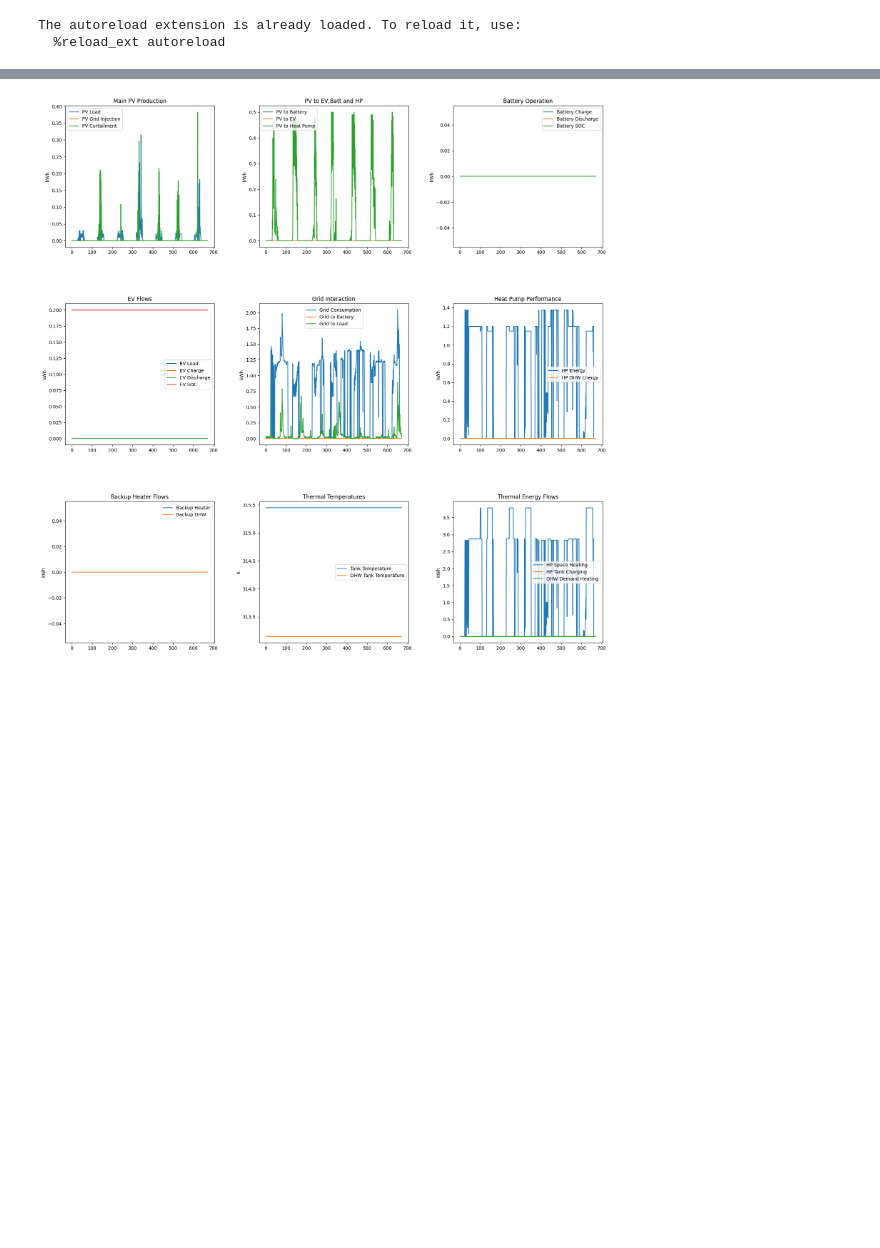
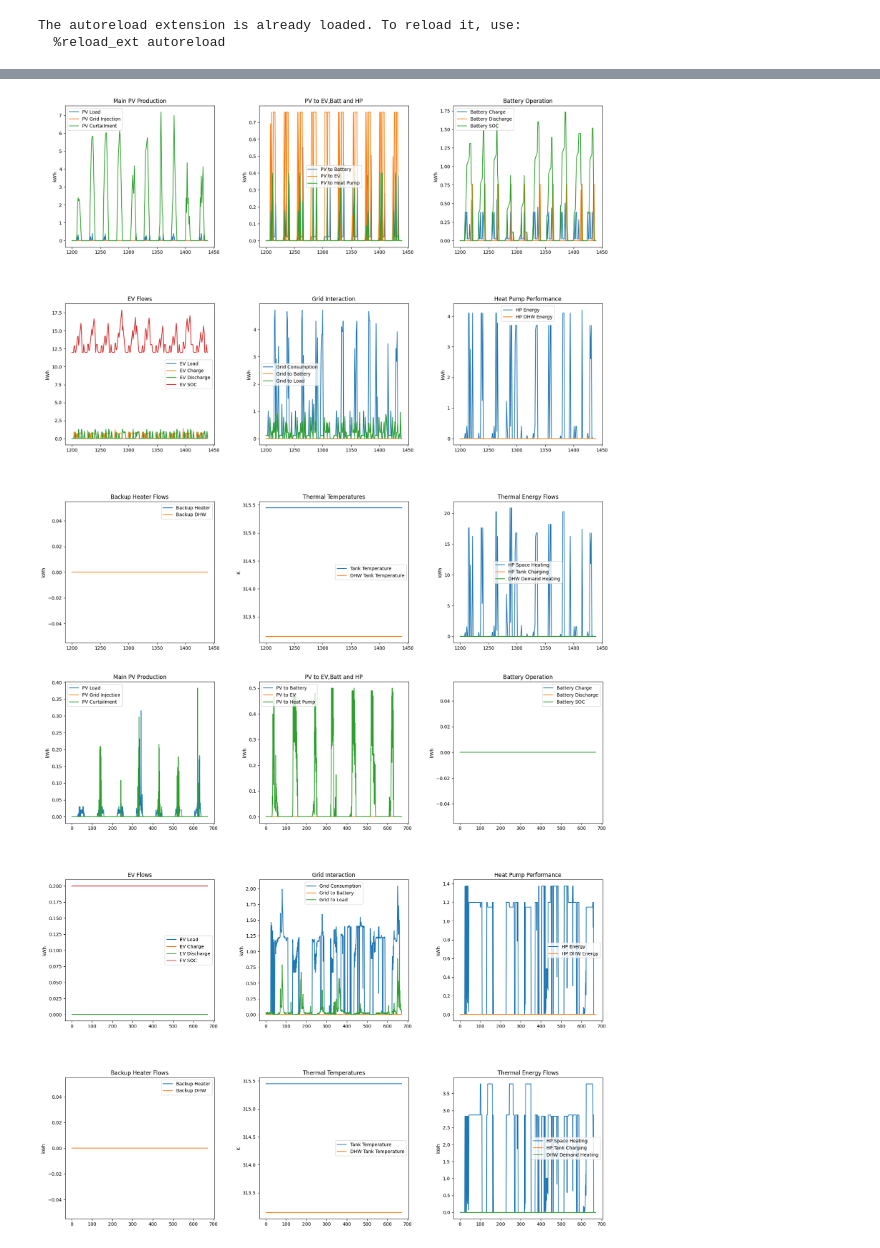
Before and after one commit to alefunxo/BASOPRA_OpenBEERS, a Jupyter notebook: Core/Tests_results.ipynb, the cells around one changed output, grey strips where cells are left out. Drawn from its saved outputs; the diff is of its cells as text; code cells hidden in the pictures; blank space fills up the shorter version.

```diff
--- a/Core/Tests_results.ipynb
+++ b/Core/Tests_results.ipynb
@@ -94,4 +211,4 @@ def plot_df(df):
 
     plt.show()
 # %%
-df=pd.read_csv('../Output/df_Low119187_284984_NMC_0100_7_0100_SFH15.csv')
+df=pd.read_csv('../Output/df_26930(Building-902138-CH895237183088)_NMC_0100_17_1100_SFH100.csv')
@@ -102,3 +225,7 @@ plot_df(df)
+# %%
+plot_df(df.iloc[24*50:24*60,:])
+# %% [output]
+[figure, added]
 # %%
 df=pd.read_csv('../Output/df_Low119187_284984_NMC_0100_7_0100_SFH100.csv')
 # %%
```
Also changed, not shown: parts of 11 cells of this notebook, 5 other files.
